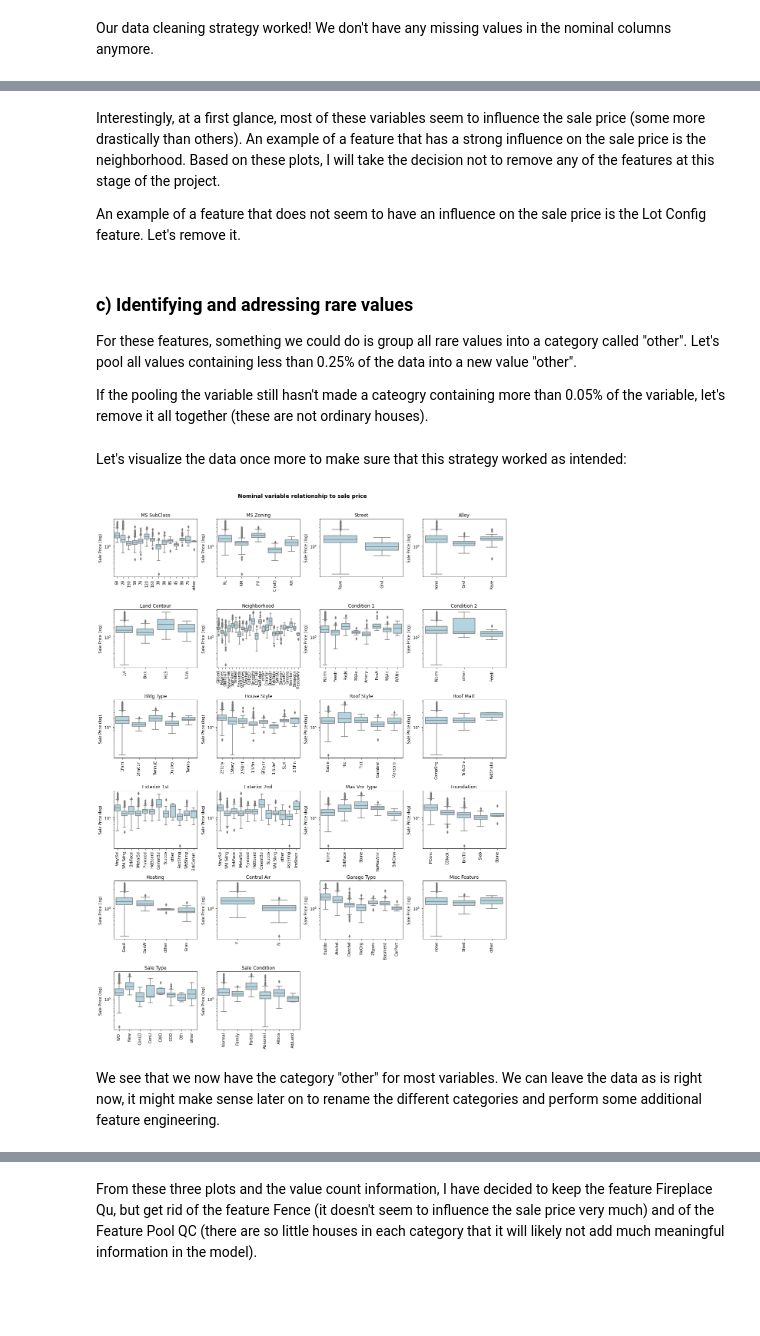
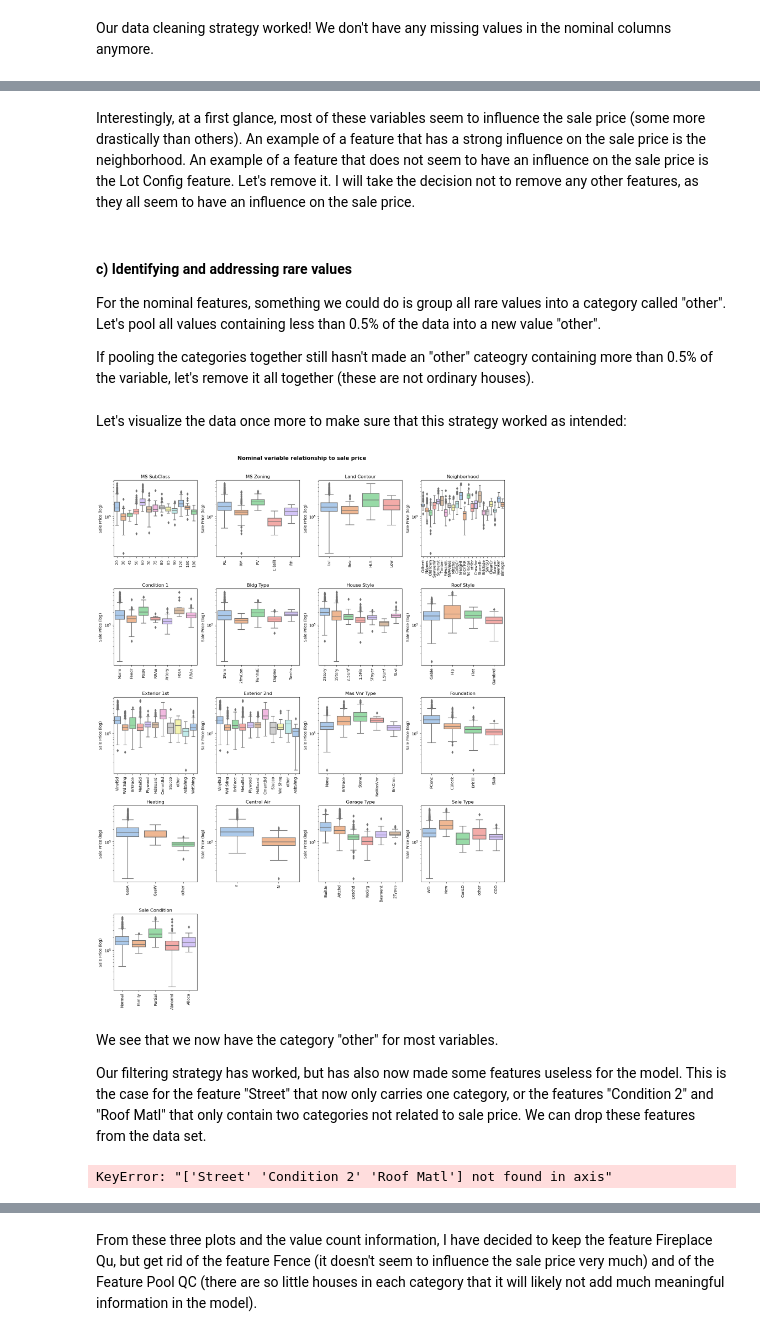
Before and after one commit to OphelieRutschmann/COS_machine_learning, a Jupyter notebook: 03_Machine_Learning_1_Project/house-prices/house-price_solutions.ipynb, the cells around one changed output, grey strips where cells are left out. Cells and saved outputs as stored; diff of their text form; code cells hidden in the pictures; blank space fills up the shorter version.

```diff
--- a/03_Machine_Learning_1_Project/house-prices/house-price_solutions.ipynb
+++ b/03_Machine_Learning_1_Project/house-prices/house-price_solutions.ipynb
@@ -929,0 +985,7 @@ df = df[df["Bedroom AbvGr"] > 0]
+# %%
+threshold_value = df["Year Built"].quantile(q=0.02)
+print("we will remove houses built before", threshold_value)
+
+mask = df["Year Built"] <= threshold_value
+
+print("this consists of", mask.sum(), "houses (", mask.sum()/len(df) * 100, "% )")
@@ -930 +997,3 @@ df = df[df["Bedroom AbvGr"] > 0]
+# %%
+df = df[~mask]
 # %% [markdown]
@@ -935,5 +1004,6 @@ We will now look at the nominal variables.
 Let's start by looking at how much of the data is missing for the nominal features.
 # %%
 # identify missing values
-print(df[nom_col].isna().sum() / len(df) * 100)
+for col in nom_col:
+    print("Missing values for", col, ":", df[col].isna().sum(), "(", df[col].isna().sum() / len(df) * 100, "% )")
 # %% [output]
@@ -1118,57 +1202,62 @@ plt.show()
 # %% [markdown]
-Interestingly, at a first glance, most of these variables seem to influence the sale price (some more drastically than others). An example of a feature that has a strong influence on the sale price is the neighborhood. Based on these plots, I will take the decision not to remove any of the features at this stage of the project.
-
-An example of a feature that does not seem to have an influence on the sale price is the Lot Config feature. Let's remove it.
+Interestingly, at a first glance, most of these variables seem to influence the sale price (some more drastically than others). An example of a feature that has a strong influence on the sale price is the neighborhood. An example of a feature that does not seem to have an influence on the sale price is the Lot Config feature. Let's remove it. I will take the decision not to remove any other features, as they all seem to have an influence on the sale price.
 # %%
 df = df.drop("Lot Config", axis=1)
 nom_col = [col for col in nom_col if col not in ("Lot Config")]
 # %% [markdown]
-### **c) Identifying and adressing rare values**
+#### **c) Identifying and addressing rare values**
 
-For these features, something we could do is group all rare values into a category called "other". Let's pool all values containing less than 0.25% of the data into a new value "other".
+For the nominal features, something we could do is group all rare values into a category called "other". Let's pool all values containing less than 0.5% of the data into a new value "other".
 
-If the pooling the variable still hasn't made a cateogry containing more than 0.05% of the variable, let's remove it all together (these are not ordinary houses).
+If pooling the categories together still hasn't made an "other" cateogry containing more than 0.5% of the variable, let's remove it all together (these are not ordinary houses).
 # %%
 for col in nom_col:
-    rare_values = df[col].value_counts(normalize=True) < 0.0025
-    rare_index = rare_values[rare_values].index
+    rare_values = df[col].value_counts(normalize=True) < 0.005
+    rare_values = rare_values[rare_values].index
     # If there is more than 1 rare index, group the different categories into a category "other".
-    if len(rare_index) > 1 :
-        df.loc[df[col].isin(rare_index), col] = "other"
-        if ((df[col] == "other").sum() / len(df[col])) < 0.0025:
+    if len(rare_values) > 1 :
+        df.loc[df[col].isin(rare_values), col] = "other"
+        if ((df[col] == "other").sum() / len(df[col])) < 0.005:
             df = df[df[col] != "other"] # Remove the category "other" if it still contains less than 0.25% of the data
     else:
-        df = df[~df[col].isin(rare_index)] # Remove the category if it is "alone" and contains less than 0.25% of the data
+        df = df[~df[col].isin(rare_values)] # Remove the category if it is "alone" and contains less than 0.25% of the data
 # %% [markdown]
 Let's visualize the data once more to make sure that this strategy worked as intended:
 # %%
 # Boxplots for the nominal columns
 import math
 
 # compute the number of rows and columns for the subplot
 n_cols = 4
 n_rows = math.ceil(len(nom_col) / n_col)
 
 fig, axes = plt.subplots(n_rows, n_cols, figsize=(15, 20))
 axes = axes.flatten()
 
 for col, i in zip(nom_col, range(len(nom_col))):
-        sns.boxplot(data=df, x=col, y="SalePrice", ax=axes[i], color="lightblue")
+        sns.boxplot(data=df, x=col, y="SalePrice", ax=axes[i], palette="pastel")
         axes[i].set_title(col)
         axes[i].set_xlabel("")
         axes[i].set_ylabel("Sale Price (log)")
         axes[i].set_yscale("log")
         axes[i].tick_params(axis='x', rotation=90)
 
 # Remove unused subplots
 for j in range(len(nom_col), len(axes)):
     fig.delaxes(axes[j])
 
 plt.suptitle("Nominal variable relationship to sale price", fontsize=14, y=1.01, fontweight="bold")
 plt.tight_layout()
 plt.show()
 # %% [output]
-[figure, old version]
+[figure, new version]
-# %% [markdown]
-We see that we now have the category "other" for most variables. We can leave the data as is right now, it might make sense later on to rename the different categories and perform some additional feature engineering.
+# %% [markdown]
+We see that we now have the category "other" for most variables.
+
+Our filtering strategy has worked, but has also now made some features useless for the model. This is the case for the feature "Street" that now only carries one category, or the features "Condition 2" and "Roof Matl" that only contain two categories not related to sale price. We can drop these features from the data set.
+# %%
+df = df.drop(["Street", "Condition 2", "Roof Matl"], axis=1)
+nom_col = [col for col in nom_col if col not in ("Street", "Condition 2", "Roof Matl")]
+# %% [output]
+KeyError: "['Street' 'Condition 2' 'Roof Matl'] not found in axis"
 # %% [markdown]
```
Also changed, not shown: parts of 123 cells of this notebook, 2 other files.
